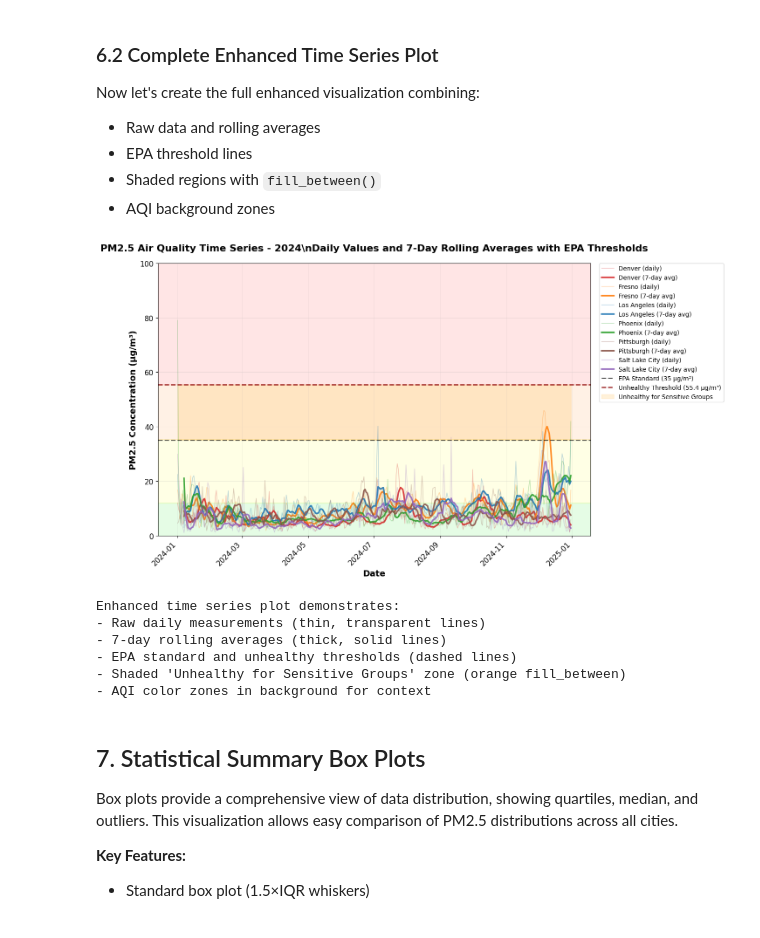
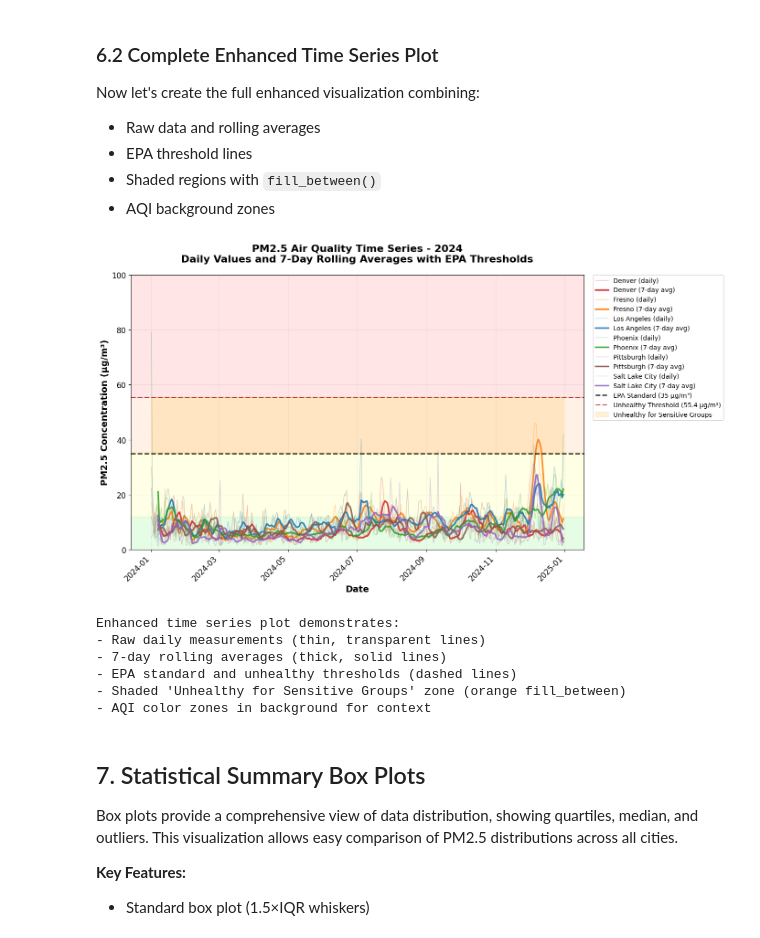
Before and after one commit to Ni-Bu/Air-Quality-Analysis, a Jupyter notebook: analysis_demo.ipynb, the cells around one changed output. Cells and saved outputs as stored; diff of their text form; code cells hidden in the pictures.

```diff
--- a/analysis_demo.ipynb
+++ b/analysis_demo.ipynb
@@ -727,35 +727,35 @@ ax.fill_between(dates, 35, 55.4,
 # Formatting
 ax.set_xlabel('Date', fontsize=14, fontweight='bold')
 ax.set_ylabel('PM2.5 Concentration (µg/m³)', fontsize=14, fontweight='bold')
-ax.set_title('PM2.5 Air Quality Time Series - 2024\\n'
+ax.set_title('PM2.5 Air Quality Time Series - 2024\n'
              'Daily Values and 7-Day Rolling Averages with EPA Thresholds',
              fontsize=16, fontweight='bold', pad=20)
 
 # Configure legend - place outside plot area
 ax.legend(loc='upper left', bbox_to_anchor=(1.02, 1),
           ncol=1, borderaxespad=0, frameon=True,
           fontsize=10)
 
 # Grid for readability
 ax.grid(True, alpha=0.3, linestyle='-', linewidth=0.5)
 
 # Rotate x-axis labels
 plt.setp(ax.xaxis.get_majorticklabels(), rotation=45, ha='right')
 
 # Set y-axis limits to focus on relevant range
 ax.set_ylim(0, max(df['value'].max() * 1.1, 100))
 
 plt.tight_layout()
 plt.show()
 
 print("\nEnhanced time series plot demonstrates:")
 print("- Raw daily measurements (thin, transparent lines)")
 print("- 7-day rolling averages (thick, solid lines)")
 print("- EPA standard and unhealthy thresholds (dashed lines)")
 print("- Shaded 'Unhealthy for Sensitive Groups' zone (orange fill_between)")
 print("- AQI color zones in background for context")
 # %% [output]
-[figure, old version]
+[figure, new version]
 Enhanced time series plot demonstrates:
 - Raw daily measurements (thin, transparent lines)
 - 7-day rolling averages (thick, solid lines)
```
Also changed, not shown: parts of 8 cells of this notebook, 6 other files.
